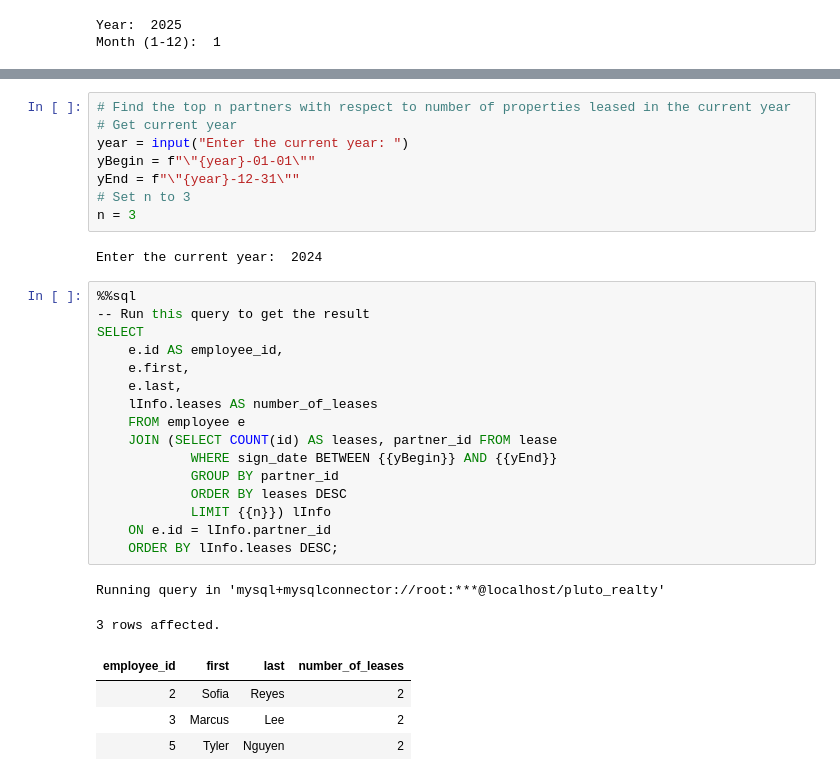
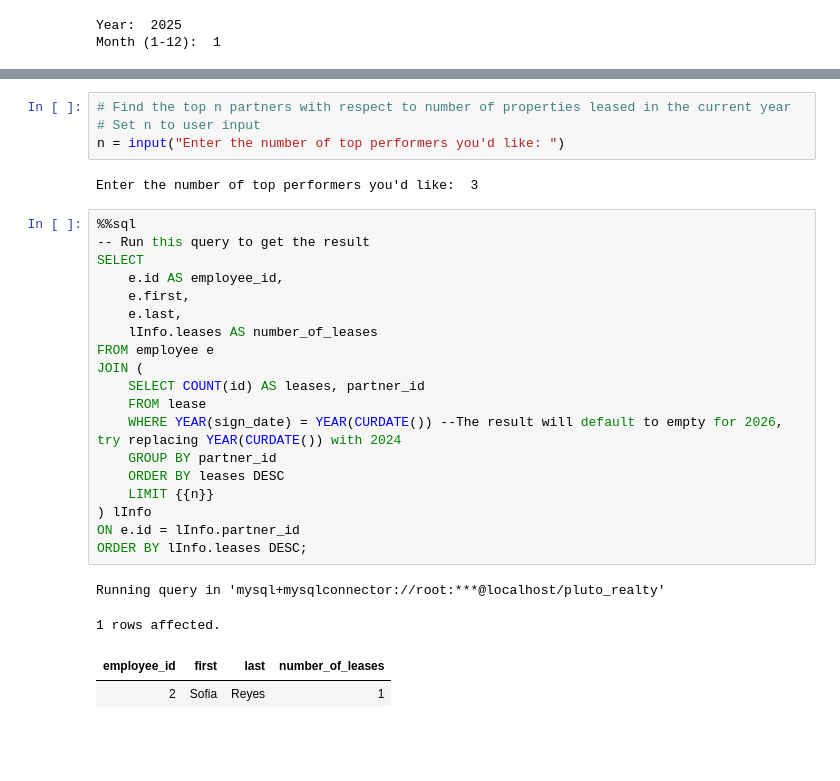
Before and after one commit to alazzar1/Database-Management-Project-CMSC-461-, a Jupyter notebook: Queries_n_Reports.ipynb, the cells around one changed output, grey strips where cells are left out. Cells and saved outputs as stored; diff of their text form; blank space fills up the shorter version.

```diff
--- a/Queries_n_Reports.ipynb
+++ b/Queries_n_Reports.ipynb
@@ -270,36 +380,33 @@ Running query in 'mysql+mysqlconnector://root:***@localhost/pluto_realty'
 # %%
 # Find the top n partners with respect to number of properties leased in the current year
-# Get current year
-year = input("Enter the current year: ")
-yBegin = f"\"{year}-01-01\""
-yEnd = f"\"{year}-12-31\""
-# Set n to 3
-n = 3
+# Set n to user input
+n = input("Enter the number of top performers you'd like: ")
 # %% [output]
-Enter the current year:  2024
+Enter the number of top performers you'd like:  3
 # %%
 %%sql
 -- Run this query to get the result
 SELECT
     e.id AS employee_id,
     e.first,
     e.last,
     lInfo.leases AS number_of_leases
-    FROM employee e
-    JOIN (SELECT COUNT(id) AS leases, partner_id FROM lease
-            WHERE sign_date BETWEEN {{yBegin}} AND {{yEnd}}
-            GROUP BY partner_id
-            ORDER BY leases DESC
-            LIMIT {{n}}) lInfo
-    ON e.id = lInfo.partner_id
-    ORDER BY lInfo.leases DESC;
+FROM employee e
+JOIN (
+    SELECT COUNT(id) AS leases, partner_id
+    FROM lease
+    WHERE YEAR(sign_date) = YEAR(CURDATE()) --The result will default to empty for 2026, try replacing YEAR(CURDATE()) with 2024
+    GROUP BY partner_id
+    ORDER BY leases DESC
+    LIMIT {{n}}
+) lInfo
+ON e.id = lInfo.partner_id
+ORDER BY lInfo.leases DESC;
 # %% [output]
 Running query in 'mysql+mysqlconnector://root:***@localhost/pluto_realty'
-3 rows affected.
+1 rows affected.
 | employee_id | first | last | number_of_leases |
-| 2 | Sofia | Reyes | 2 |
-| 3 | Marcus | Lee | 2 |
-| 5 | Tyler | Nguyen | 2 |
+| 2 | Sofia | Reyes | 1 |
 # %%
 %%sql
 -- Function to calculate the total management fees due to pluto in the past 3 months
```
Also changed, not shown: parts of 18 cells of this notebook, 7 other files.
